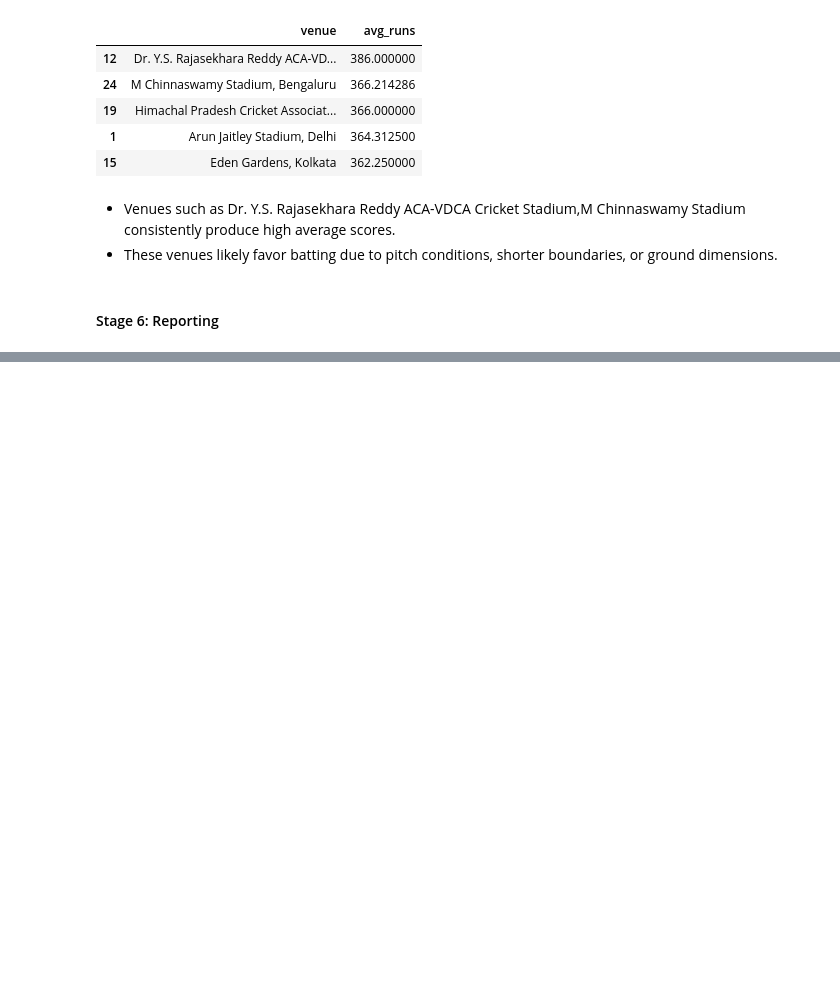
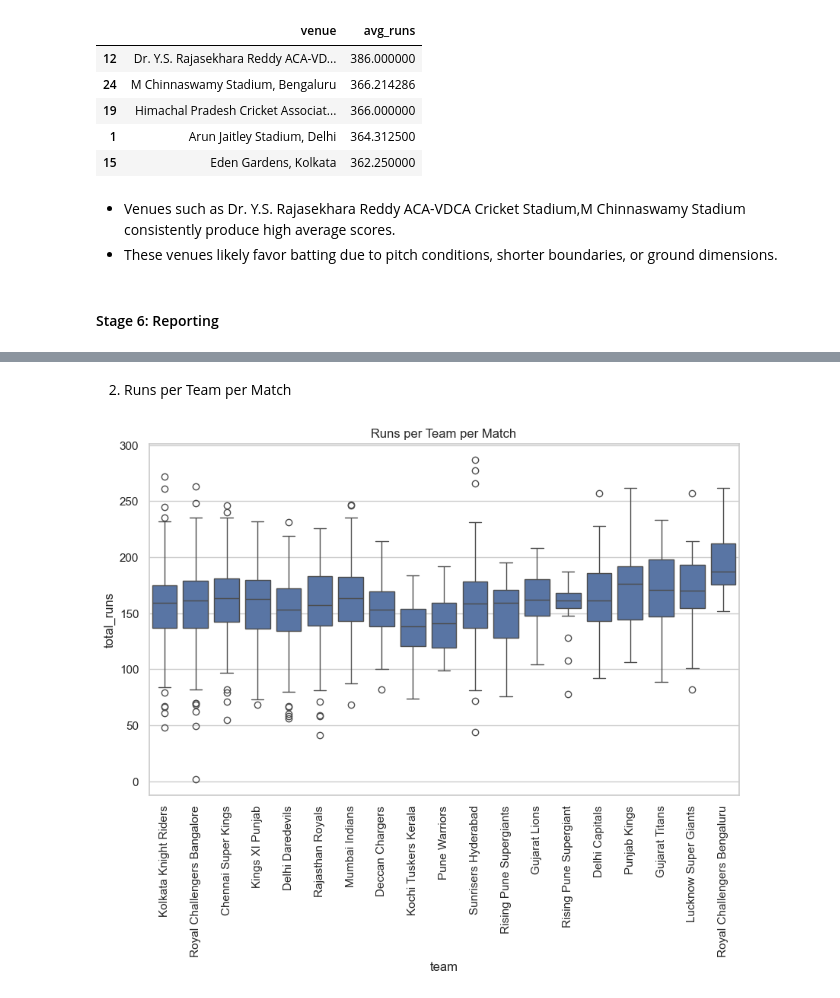
Before and after one commit to saiyeshwin/IPLCaseStudy-pandas-visualization, a Jupyter notebook: ipl.ipynb, the cells around one changed output, grey strips where cells are left out. Cells and saved outputs as stored; diff of their text form; code cells hidden in the pictures; blank space fills up the shorter version.

```diff
--- a/ipl.ipynb
+++ b/ipl.ipynb
@@ -199,11 +194,7 @@ np.True_
 # %%
 matches_df.rename(columns={'id': 'match_id'}, inplace=True)
 # %%
-ipl_df = deliveries_df.merge(
-    matches_df,
-    on='match_id',
-    how='inner'
-)
+ipl_df = deliveries_df.merge(matches_df,on='match_id',how='inner')
 # %%
 print("Shape of merged dataset:", ipl_df.shape)
 ipl_df.head()
@@ -787,0 +852,11 @@ top_dot_bowlers = top_dot_bowlers.rename(columns={
+# %% [markdown]
+2. Runs per Team per Match
+# %%
+plt.figure(figsize=(10,6))
+sns.boxplot(data=runs_per_team_match, x='team', y='total_runs')
+
+plt.xticks(rotation=90)
+plt.title("Runs per Team per Match")
+plt.show()
+# %% [output]
+[figure, added]
```
Also changed, not shown: parts of 55 cells of this notebook, 6 other files.
